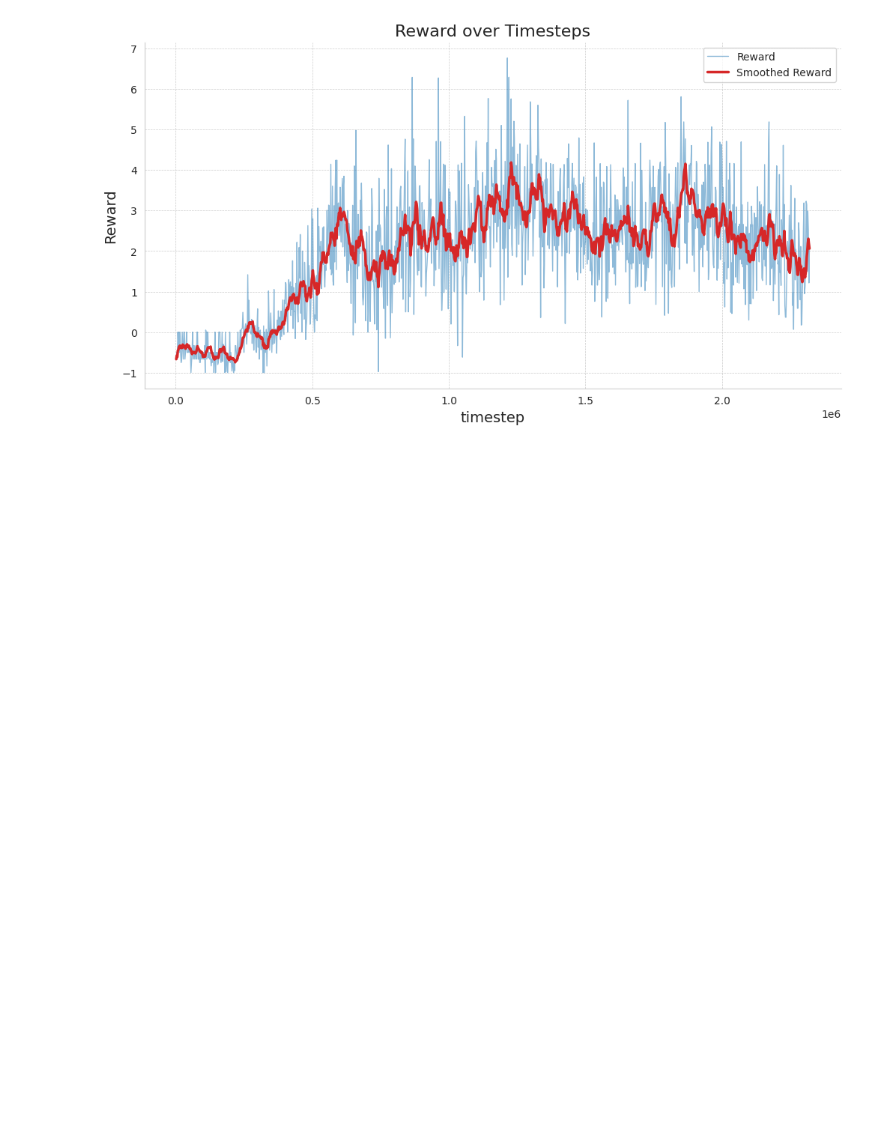
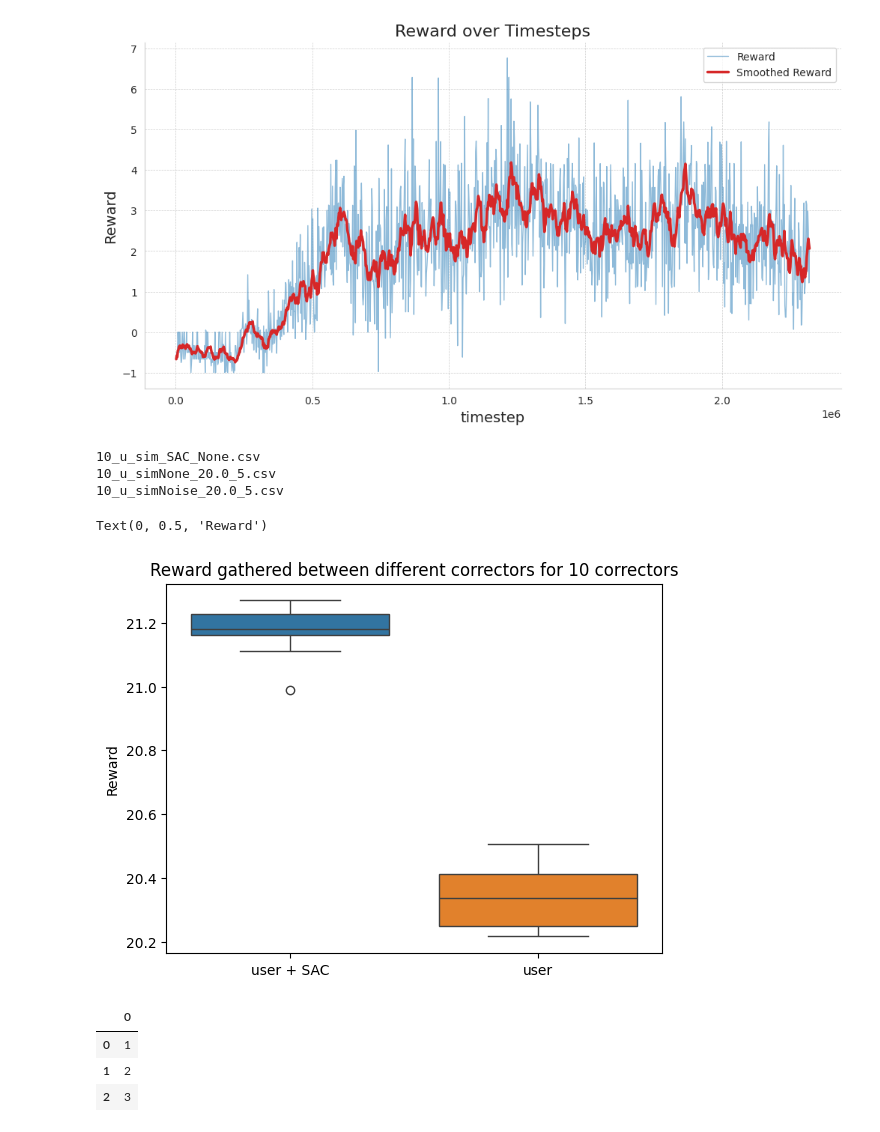
Before and after one commit to joaoMartinSaquet/SmartDartCorrector, a Jupyter notebook: viz.ipynb, the cells around one changed output. Saved outputs shown, nothing was run; the diff lists cells and outputs as text; code cells hidden in the pictures; blank space fills up the shorter version.

```diff
--- a/viz.ipynb
+++ b/viz.ipynb
@@ -124,3 +124,56 @@ df_best_rewards
 plot_rewards(df_best_rewards)
 # %% [output]
 [figure]
+# %%
+import seaborn as sns
+import matplotlib.pyplot as plt
+import pandas as pd
+from pathlib import Path
+
+log_path = "logs_corrector/log_normalized_env"
+path = Path(log_path)
+
+dfs = []
+
+data = {}
+for file in path.glob("*.csv"):
+    print(file.name)
+
+
+    df = pd.read_csv(file)
+    if 'SAC' in file.name:
+        data['user + SAC'] = df.iloc[:, 1]
+    elif 'PPO' in file.name:
+        data['PPO'] = df.iloc[:, 1]
+    elif "None" in file.name:
+        data['user'] = df.iloc[:, 1]
+    elif "Noise" in file.name:
+        # data['Noisy'] = df.iloc[:, 1]
+        pass
+
+    # dfs.append(df)
+
+# df = pd.concat(dfs)
+df = pd.DataFrame(data)
+
+sns.boxplot(data=df)
+plt.title("Reward gathered between different correctors for 10 correctors")
+plt.ylabel("Reward")
+# %% [output]
+10_u_sim_SAC_None.csv
+10_u_simNone_20.0_5.csv
+10_u_simNoise_20.0_5.csv
+Text(0, 0.5, 'Reward')
+[figure, added]
+# %%
+import pandas as pd
+
+a = [1,2,3]
+
+df = pd.DataFrame(a)
+df
+# %% [output]
+|  | 0 |
+| 0 | 1 |
+| 1 | 2 |
+| 2 | 3 |
```
Also changed, not shown: 14 other files.
